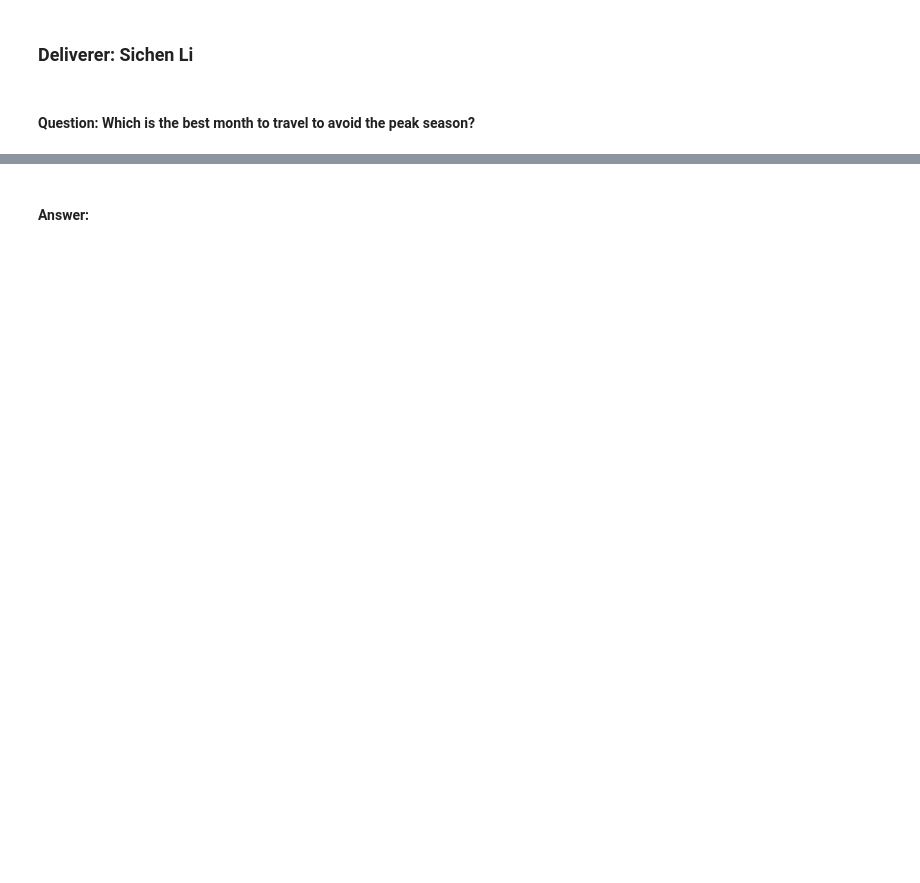
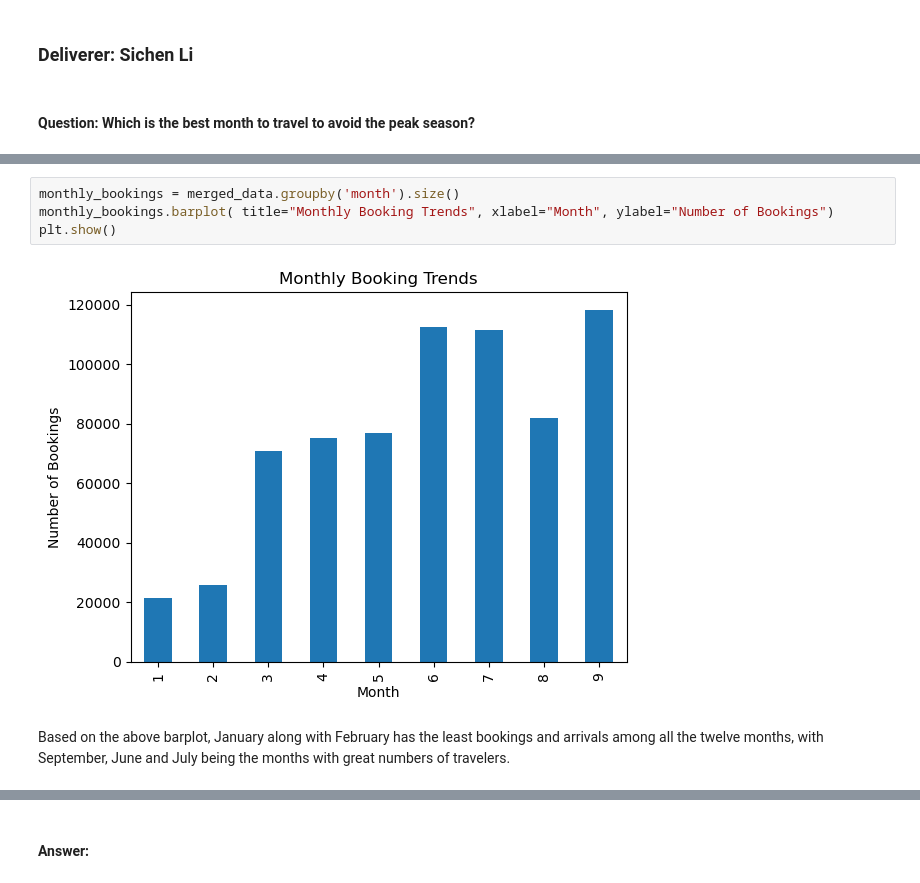
Before and after one commit to ConorJones05/STOR320_Final, a Jupyter notebook: EDA Template.ipynb, the cells around one changed output, grey strips where cells are left out. Drawn from its saved outputs; the diff is of its cells as text; blank space fills up the shorter version.

```diff
--- a/EDA Template.ipynb
+++ b/EDA Template.ipynb
@@ -668,0 +388,8 @@ In conclusion, there are many factors and visualizations we can use to explore h
+# %%
+monthly_bookings = merged_data.groupby('month').size()
+monthly_bookings.barplot( title="Monthly Booking Trends", xlabel="Month", ylabel="Number of Bookings")
+plt.show()
+# %% [output]
+[figure, added]
+# %% [markdown]
+Based on the above barplot, January along with February has the least bookings and arrivals among all the twelve months, with September, June and July being the months with great numbers of travelers.
```
Also changed, not shown: parts of 32 cells of this notebook.
